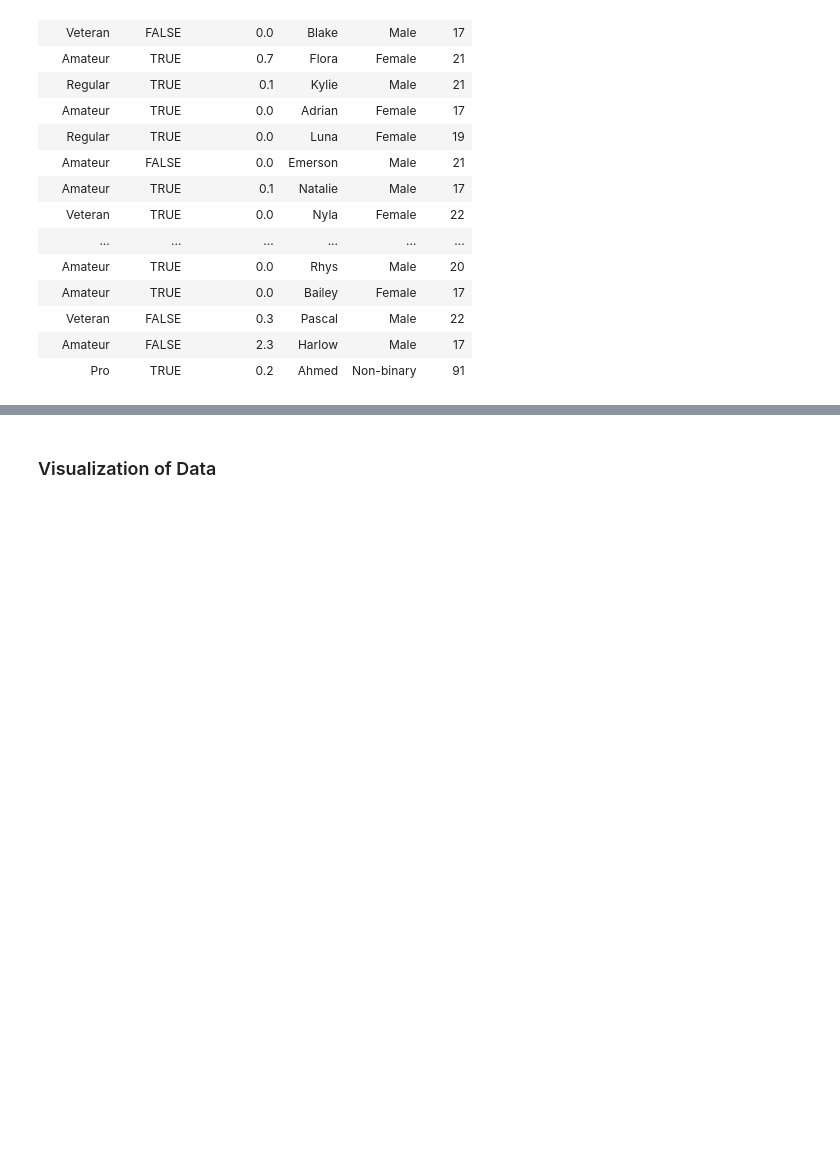
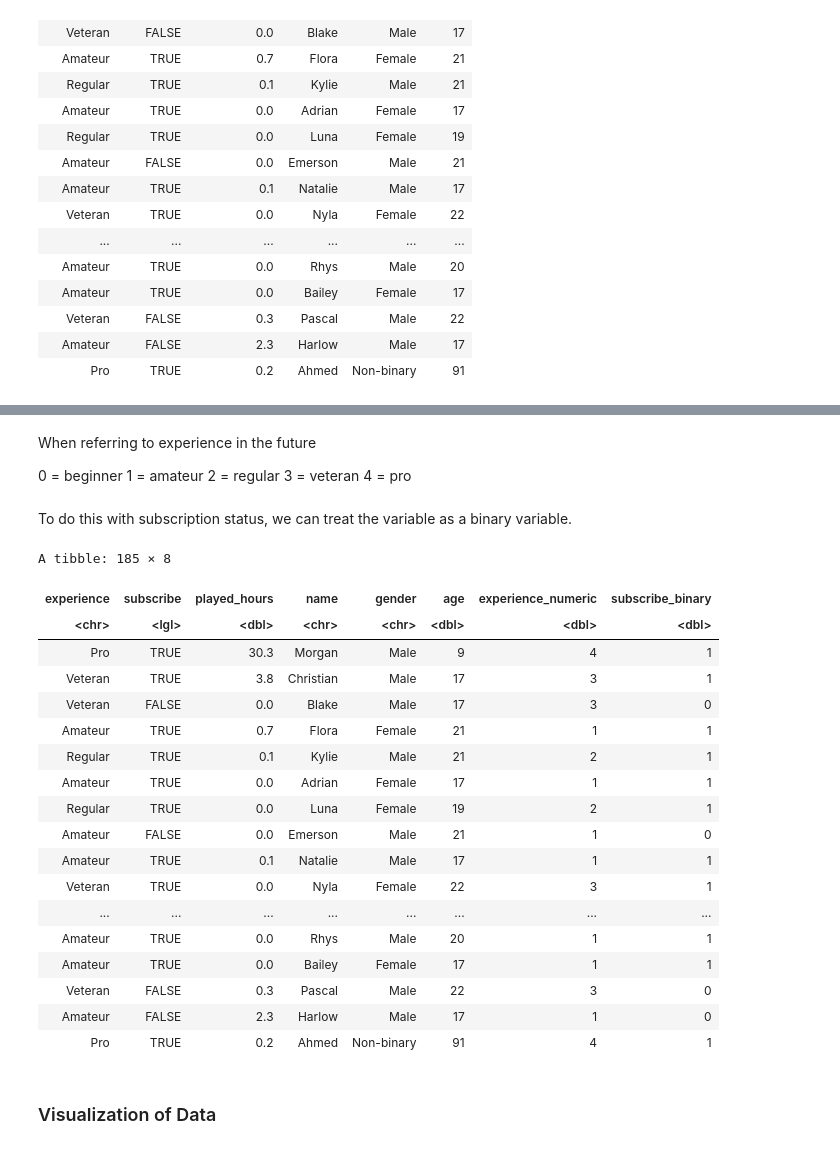
Before and after one commit to EvanSchmit/dsci-100-final-project, a Jupyter notebook: final-project.ipynb, the cells around one changed output, grey strips where cells are left out. Drawn from its saved outputs; the diff is of its cells as text; code cells hidden in the pictures; blank space fills up the shorter version.

Commit message:
added additional data cleaning section for changing experience and subcription status to numerical values

```diff
--- a/final-project.ipynb
+++ b/final-project.ipynb
@@ -164,0 +167,5 @@ A tibble: 185 × 6
+# %%
+players_clean4 <- players_clean3 |>
+  mutate(experience_numeric =
+         case_when(experience == "Pro" ~ 4, experience == "Veteran" ~ 3, experience == "Regular" ~ 2, experience == "Amateur" ~ 1, experience == "Beginner" ~ 0, TRUE ~ NA_real_))
+players_clean4
@@ -165,3 +192,37 @@ A tibble: 185 × 6
+# %% [markdown]
+When referring to experience in the future
+
+0 = beginner
+1 = amateur
+2 = regular
+3 = veteran
+4 = pro
+# %% [markdown]
+To do this with subscription status, we can treat the variable as a binary variable.
+# %%
+players_clean5 <- players_clean4 |>
+  mutate(subscribe_binary = as.numeric(subscribe))
+players_clean5
+# %% [output]
+A tibble: 185 × 8
+| experience | subscribe | played_hours | name | gender | age | experience_numeric | subscribe_binary |
+| <chr> | <lgl> | <dbl> | <chr> | <chr> | <dbl> | <dbl> | <dbl> |
+| Pro | TRUE | 30.3 | Morgan | Male | 9 | 4 | 1 |
+| Veteran | TRUE | 3.8 | Christian | Male | 17 | 3 | 1 |
+| Veteran | FALSE | 0.0 | Blake | Male | 17 | 3 | 0 |
+| Amateur | TRUE | 0.7 | Flora | Female | 21 | 1 | 1 |
+| Regular | TRUE | 0.1 | Kylie | Male | 21 | 2 | 1 |
+| Amateur | TRUE | 0.0 | Adrian | Female | 17 | 1 | 1 |
+| Regular | TRUE | 0.0 | Luna | Female | 19 | 2 | 1 |
+| Amateur | FALSE | 0.0 | Emerson | Male | 21 | 1 | 0 |
+| Amateur | TRUE | 0.1 | Natalie | Male | 17 | 1 | 1 |
+| Veteran | TRUE | 0.0 | Nyla | Female | 22 | 3 | 1 |
+| ... | ... | ... | ... | ... | ... | ... | ... |
+| Amateur | TRUE | 0.0 | Rhys | Male | 20 | 1 | 1 |
+| Amateur | TRUE | 0.0 | Bailey | Female | 17 | 1 | 1 |
+| Veteran | FALSE | 0.3 | Pascal | Male | 22 | 3 | 0 |
+| Amateur | FALSE | 2.3 | Harlow | Male | 17 | 1 | 0 |
+| Pro | TRUE | 0.2 | Ahmed | Non-binary | 91 | 4 | 1 |
 # %% [markdown]
 ### Visualization of Data
 # %%
```
Also changed, not shown: parts of 2 cells of this notebook.
